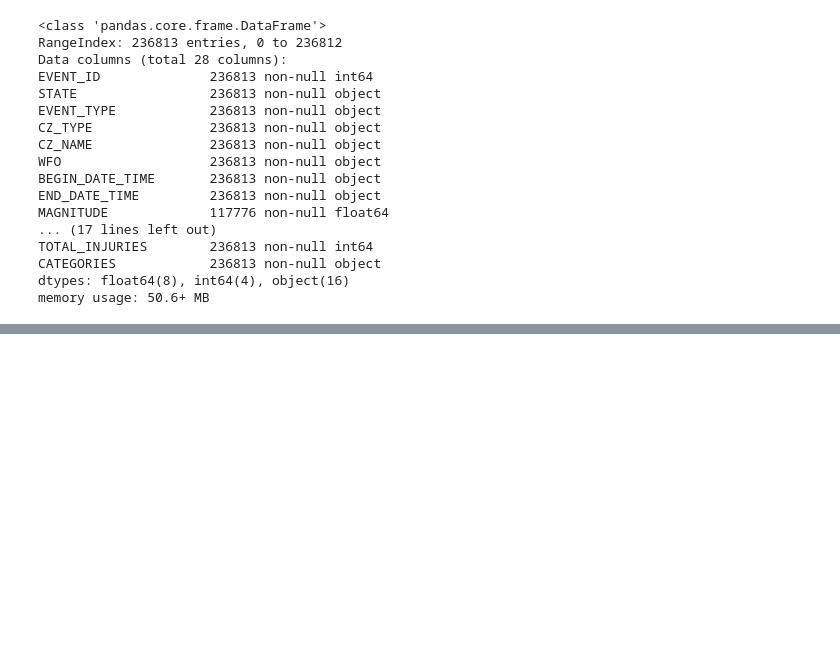
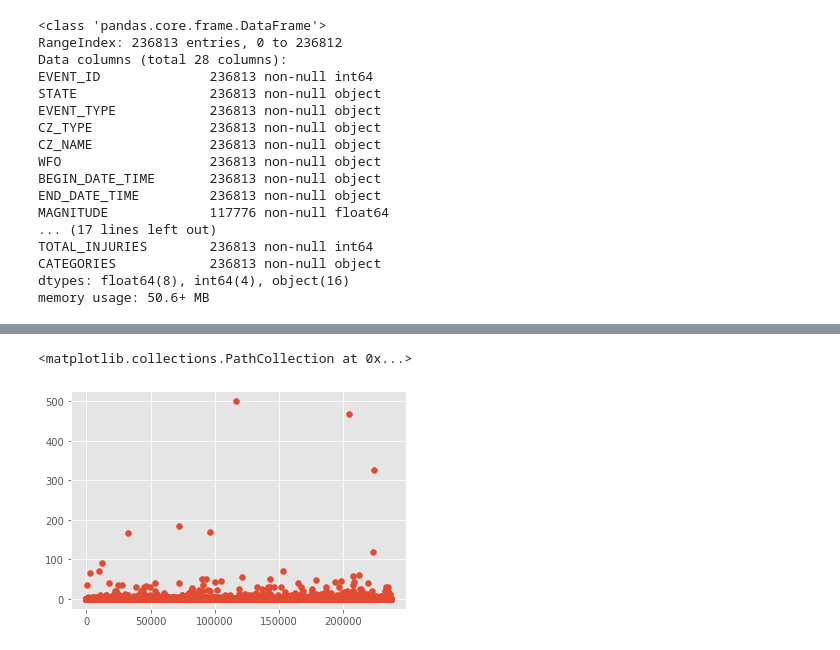
Before and after one commit to HzSaifee/Storm-Analysis-Report, a Jupyter notebook: storm-analysis.ipynb, the cells around one changed output, grey strips where cells are left out. Cells and saved outputs as stored; diff of their text form; code cells hidden in the pictures; blank space fills up the shorter version.

```diff
--- a/storm-analysis.ipynb
+++ b/storm-analysis.ipynb
@@ -219,0 +232,6 @@ memory usage: 50.6+ MB
+# %%
+x = storms.TOTAL_INJURIES.index.values
+plt.scatter(x, storms.TOTAL_INJURIES)
+# %% [output]
+<matplotlib.collections.PathCollection at 0x...>
+[figure, added]
```
Also changed, not shown: parts of 12 cells of this notebook.
